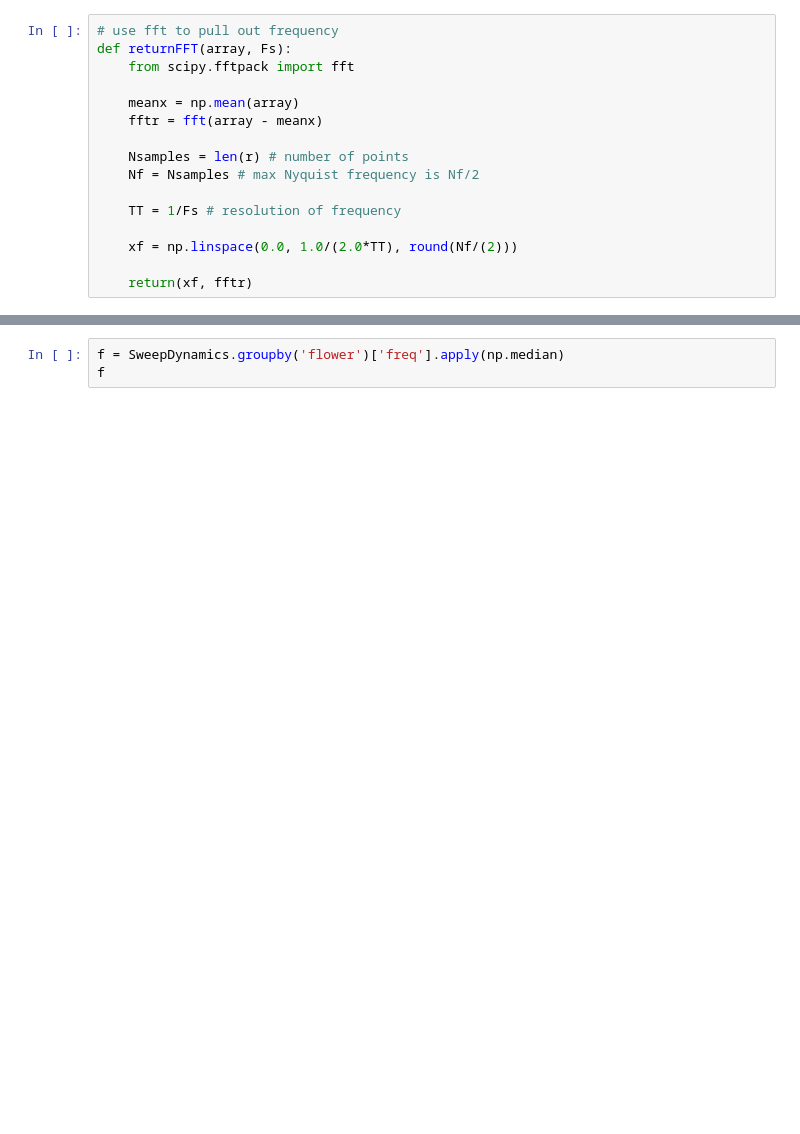
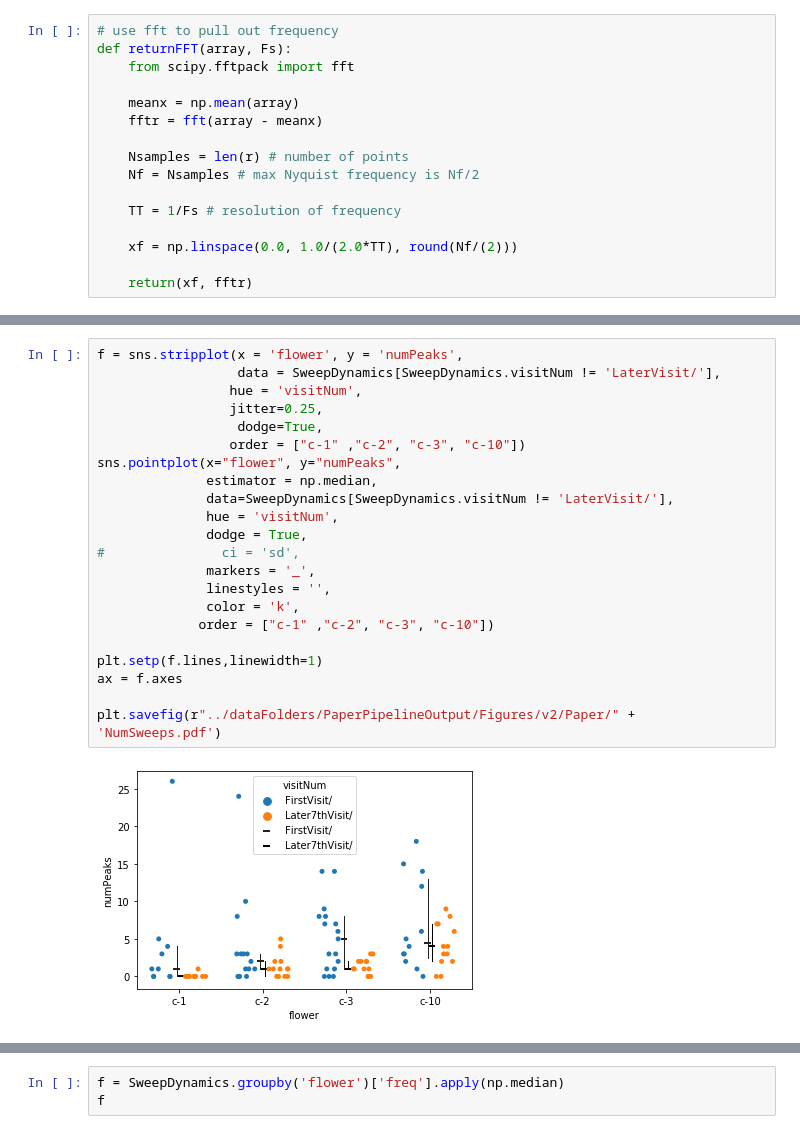
Before and after one commit to TanviDeora/ProboscisTracking, a Jupyter notebook: PaperPinelineCodes/4-Rhythmicity in sweeps.ipynb, the cells around one changed output, grey strips where cells are left out. Cells and saved outputs as stored; diff of their text form; blank space fills up the shorter version.

```diff
--- a/PaperPinelineCodes/4-Rhythmicity in sweeps.ipynb
+++ b/PaperPinelineCodes/4-Rhythmicity in sweeps.ipynb
@@ -111 +153,25 @@ ax.set_ylim(-5,40)
+# %%
+f = sns.stripplot(x = 'flower', y = 'numPeaks',
+                  data = SweepDynamics[SweepDynamics.visitNum != 'LaterVisit/'],
+                 hue = 'visitNum',
+                 jitter=0.25,
+                  dodge=True,
+                 order = ["c-1" ,"c-2", "c-3", "c-10"])
+sns.pointplot(x="flower", y="numPeaks",
+              estimator = np.median,
+              data=SweepDynamics[SweepDynamics.visitNum != 'LaterVisit/'],
+              hue = 'visitNum',
+              dodge = True,
+#               ci = 'sd',
+              markers = '_',
+              linestyles = '',
+              color = 'k',
+             order = ["c-1" ,"c-2", "c-3", "c-10"])
+
+plt.setp(f.lines,linewidth=1)
+ax = f.axes
+
+plt.savefig(r"../dataFolders/PaperPipelineOutput/Figures/v2/Paper/" + 'NumSweeps.pdf')
+# %% [output]
+[figure, added]
 # %%
```
Also changed, not shown: parts of 17 cells of this notebook, 14 other files.
